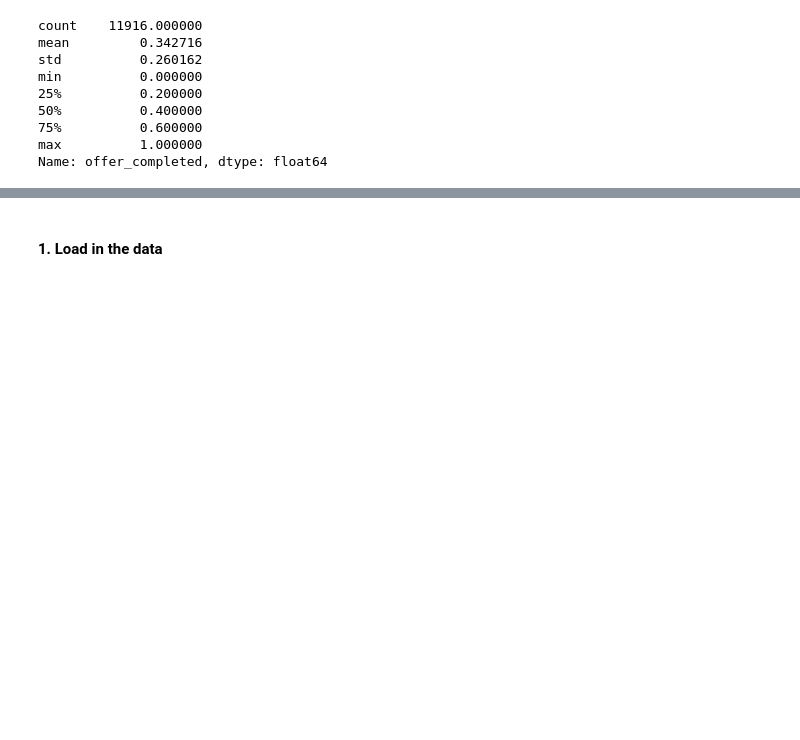
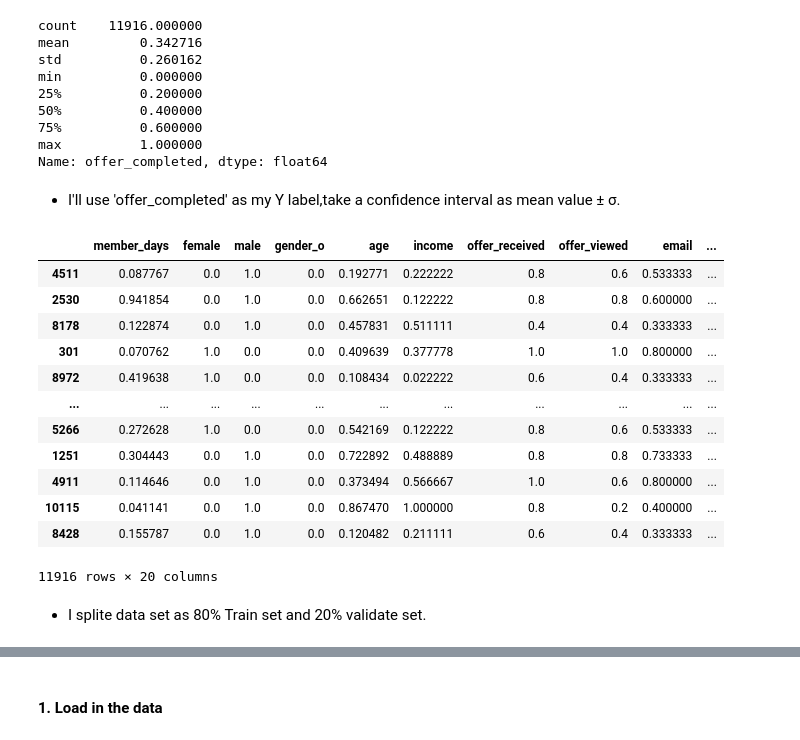
Before and after one commit to tomgtqq/DSND-Capstone-Project, a Jupyter notebook: Starbucks_Capstone_notebook.ipynb, the cells around one changed output, grey strips where cells are left out. Drawn from its saved outputs; the diff is of its cells as text; code cells hidden in the pictures; blank space fills up the shorter version.

```diff
--- a/Starbucks_Capstone_notebook.ipynb
+++ b/Starbucks_Capstone_notebook.ipynb
@@ -744,4 +760,6 @@ min          0.000000
 75%          0.600000
 max          1.000000
 Name: offer_completed, dtype: float64
+# %% [markdown]
+- I'll use 'offer_completed' as my Y label,take a confidence interval as mean value ± σ.
 # %%
@@ -750,6 +768,24 @@ df_model['response'] = np.where(((df_model['offer_completed'] > (0.5 - 0.260162)
 df_model.drop(['offer_completed'], axis=1, inplace=True)
+# %%
+df_model
+# %% [output]
+|  | member_days | female | male | gender_o | age | income | offer_received | offer_viewed | email | ... |
+| 4511 | 0.087767 | 0.0 | 1.0 | 0.0 | 0.192771 | 0.222222 | 0.8 | 0.6 | 0.533333 | ... |
+| 2530 | 0.941854 | 0.0 | 1.0 | 0.0 | 0.662651 | 0.122222 | 0.8 | 0.8 | 0.600000 | ... |
+| 8178 | 0.122874 | 0.0 | 1.0 | 0.0 | 0.457831 | 0.511111 | 0.4 | 0.4 | 0.333333 | ... |
+| 301 | 0.070762 | 1.0 | 0.0 | 0.0 | 0.409639 | 0.377778 | 1.0 | 1.0 | 0.800000 | ... |
+| 8972 | 0.419638 | 1.0 | 0.0 | 0.0 | 0.108434 | 0.022222 | 0.6 | 0.4 | 0.333333 | ... |
+| ... | ... | ... | ... | ... | ... | ... | ... | ... | ... | ... |
+| 5266 | 0.272628 | 1.0 | 0.0 | 0.0 | 0.542169 | 0.122222 | 0.8 | 0.6 | 0.533333 | ... |
+| 1251 | 0.304443 | 0.0 | 1.0 | 0.0 | 0.722892 | 0.488889 | 0.8 | 0.8 | 0.733333 | ... |
+| 4911 | 0.114646 | 0.0 | 1.0 | 0.0 | 0.373494 | 0.566667 | 1.0 | 0.6 | 0.800000 | ... |
+| 10115 | 0.041141 | 0.0 | 1.0 | 0.0 | 0.867470 | 1.000000 | 0.8 | 0.2 | 0.400000 | ... |
+| 8428 | 0.155787 | 0.0 | 1.0 | 0.0 | 0.120482 | 0.211111 | 0.6 | 0.4 | 0.333333 | ... |
+11916 rows × 20 columns
 # %%
 features = df_model.drop('response', axis=1)
 target = df_model['response']
+# %% [markdown]
+- I splite data set as 80% Train set and 20% validate set.
 # %%
 X_train, X_valid, Y_train, Y_valid = train_test_split(features, target, test_size=0.2, random_state=45)
```
Also changed, not shown: parts of 35 cells of this notebook, 1 other file.
